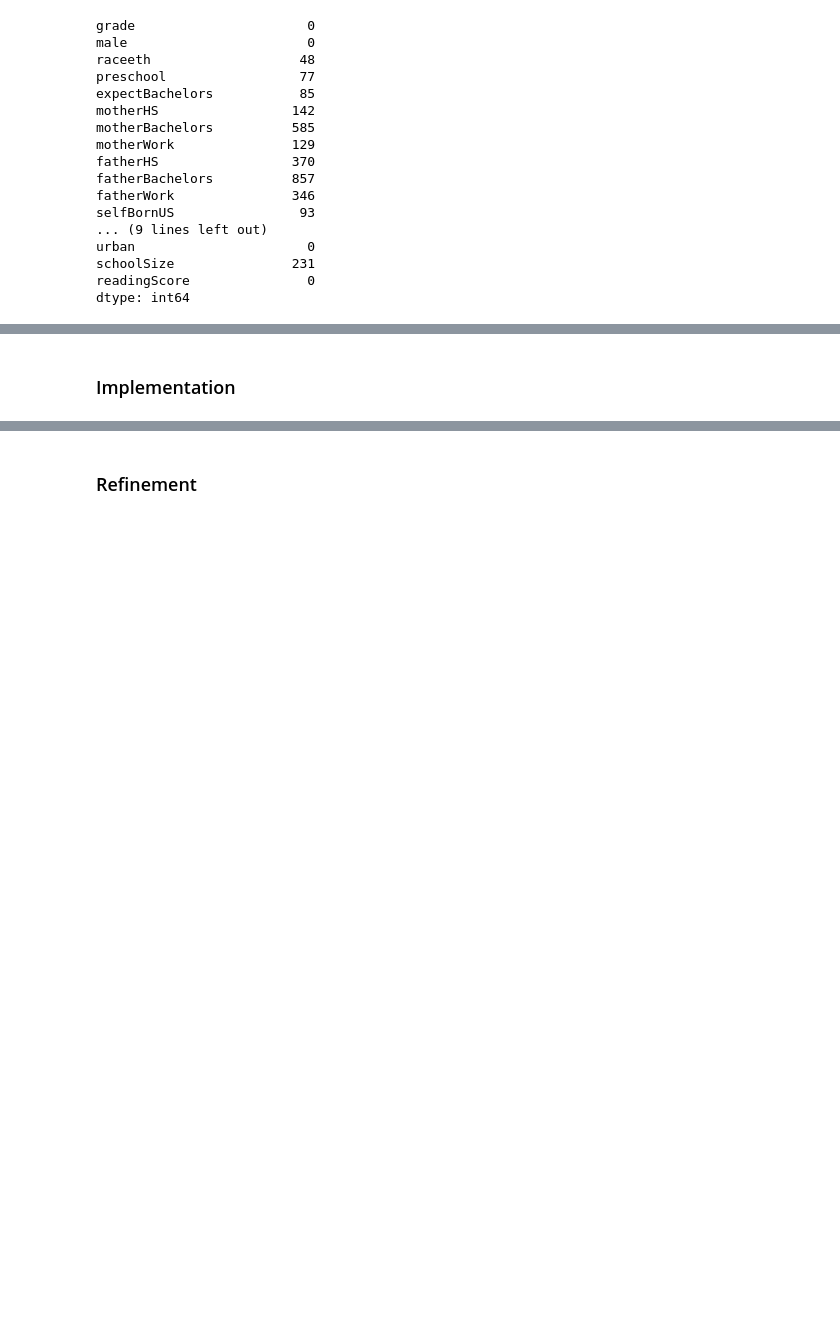
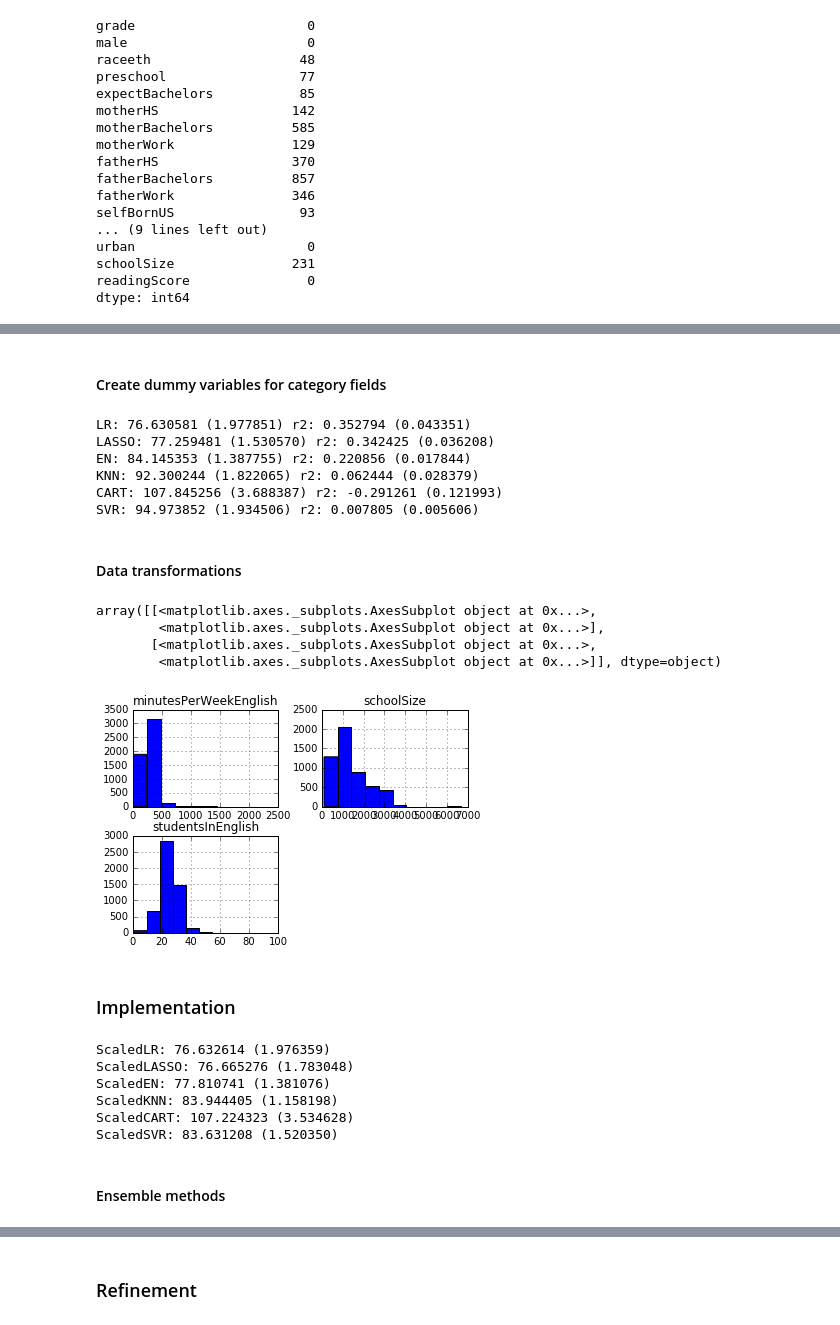
Before and after one commit to shintotm/TestScorePrediction, a Jupyter notebook: PISA Reading Test Score Prediction.ipynb, the cells around one changed output, grey strips where cells are left out. Saved outputs shown, nothing was run; the diff lists cells and outputs as text; code cells hidden in the pictures; blank space fills up the shorter version.

Commit message:
Add ensemble

```diff
--- a/PISA Reading Test Score Prediction.ipynb
+++ b/PISA Reading Test Score Prediction.ipynb
@@ -302,3 +306,12 @@ urban                      0
 schoolSize               231
 readingScore               0
 dtype: int64
+# %%
+# For continuous variables replace the missing data with average of columns
+#minutesPerWeekEnglish
+#studentsInEnglish
+#schoolSize
+
+allData['minutesPerWeekEnglish'].fillna(int(allData['minutesPerWeekEnglish'].mean()), inplace=True)
+allData['studentsInEnglish'].fillna(int(allData['studentsInEnglish'].mean()), inplace=True)
+allData['schoolSize'].fillna(int(allData['schoolSize'].mean()), inplace=True)
@@ -304,0 +329,4 @@ dtype: int64
+# %%
+allData['raceeth'].fillna('White', inplace=True)
+# fill every column with its own most frequent value
+allData = allData.apply(lambda x:x.fillna(x.value_counts().index[0]))
@@ -304,0 +355,4 @@ dtype: int64
+# %%
+allData = allData.drop('readingScore', axis=1)
+y_train = pisaTrain['readingScore'].values
+y_test = pisaTest['readingScore'].values
@@ -304,0 +421,28 @@ dtype: int64
+# %% [markdown]
+#### Create dummy variables for category fields
+# %%
+temp = pd.get_dummies(allData['raceeth'], 'raceeth')
+allData = pd.concat([allData, temp], axis=1)
+allData = allData.drop('raceeth', axis=1)
+# %%
+
+X_train = allData.iloc[:pisaTrain.shape[0],:].values
+
+_ = do_cross_validation(X_train, y_train)
+# %% [output]
+LR: 76.630581 (1.977851) r2: 0.352794 (0.043351)
+LASSO: 77.259481 (1.530570) r2: 0.342425 (0.036208)
+EN: 84.145353 (1.387755) r2: 0.220856 (0.017844)
+KNN: 92.300244 (1.822065) r2: 0.062444 (0.028379)
+CART: 107.845256 (3.688387) r2: -0.291261 (0.121993)
+SVR: 94.973852 (1.934506) r2: 0.007805 (0.005606)
+# %% [markdown]
+#### Data transformations
+# %%
+allData[contFeatures].hist()
+# %% [output]
+array([[<matplotlib.axes._subplots.AxesSubplot object at 0x...>,
+        <matplotlib.axes._subplots.AxesSubplot object at 0x...>],
+       [<matplotlib.axes._subplots.AxesSubplot object at 0x...>,
+        <matplotlib.axes._subplots.AxesSubplot object at 0x...>]], dtype=object)
+[figure, added]
@@ -305,2 +455,31 @@ dtype: int64
 # %% [markdown]
 ### Implementation
+# %%
+# Standardize the dataset
+from sklearn.pipeline import Pipeline
+from sklearn.preprocessing import StandardScaler
+pipelines = []
+pipelines.append(('ScaledLR', Pipeline([('Scaler', StandardScaler()),('LR', LinearRegression())])))
+pipelines.append(('ScaledLASSO', Pipeline([('Scaler', StandardScaler()),('LASSO', Lasso())])))
+pipelines.append(('ScaledEN', Pipeline([('Scaler', StandardScaler()),('EN', ElasticNet())])))
+pipelines.append(('ScaledKNN', Pipeline([('Scaler', StandardScaler()),('KNN', KNeighborsRegressor())])))
+pipelines.append(('ScaledCART', Pipeline([('Scaler', StandardScaler()),('CART', DecisionTreeRegressor())])))
+pipelines.append(('ScaledSVR', Pipeline([('Scaler', StandardScaler()),('SVR', SVR())])))
+results = []
+names = []
+for name, model in pipelines:
+    kfold = KFold(n_splits=num_folds, random_state=seed)
+    cv_results = np.sqrt(-cross_val_score(model, X_train, y_train, cv=kfold, scoring='neg_mean_squared_error'))
+    results.append(cv_results)
+    names.append(name)
+    msg = "%s: %f (%f)" % (name, cv_results.mean(), cv_results.std())
+    print(msg)
+# %% [output]
+ScaledLR: 76.632614 (1.976359)
+ScaledLASSO: 76.665276 (1.783048)
+ScaledEN: 77.810741 (1.381076)
+ScaledKNN: 83.944405 (1.158198)
+ScaledCART: 107.224323 (3.534628)
+ScaledSVR: 83.631208 (1.520350)
+# %% [markdown]
+#### Ensemble methods
```
Also changed, not shown: parts of 34 cells of this notebook.
